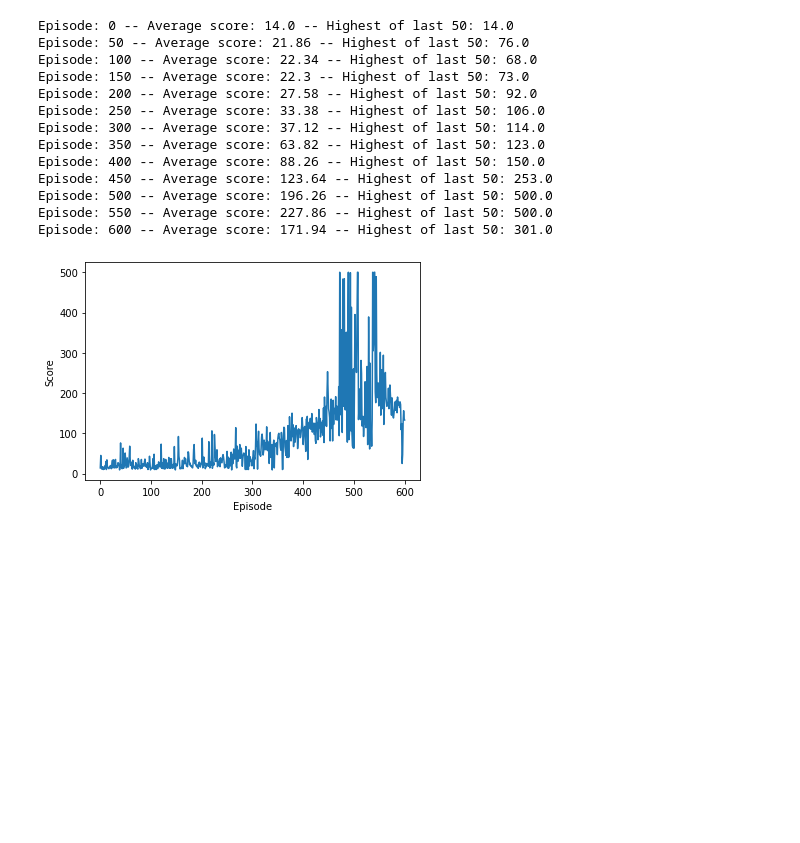
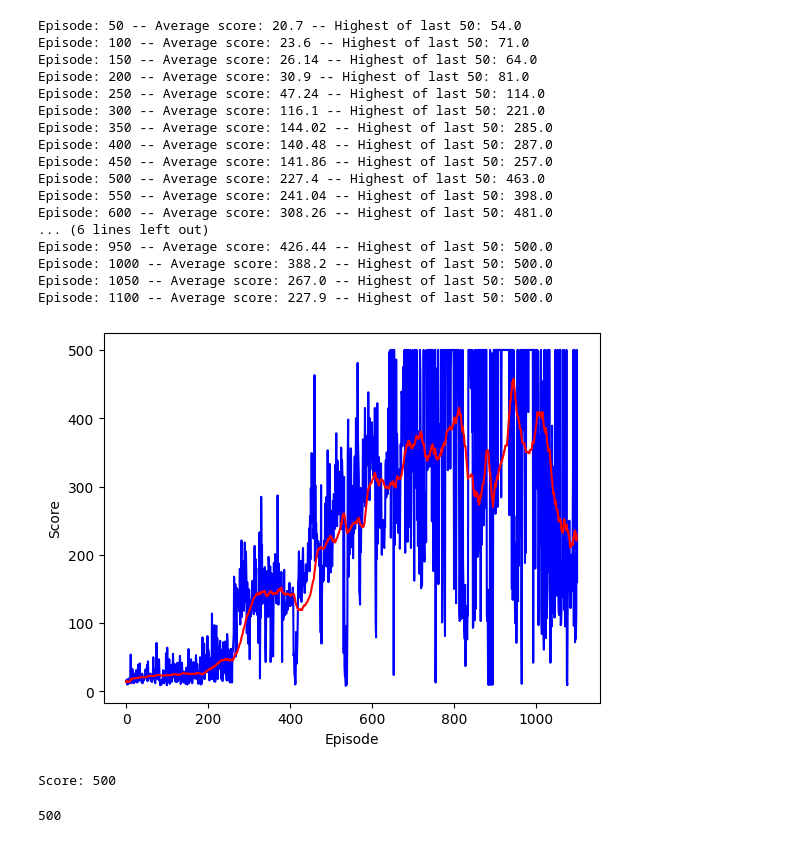
Before and after one commit to mark22222/neuroevolution, a Jupyter notebook: new5.ipynb, the cells around one changed output. Cells and saved outputs as stored; diff of their text form; code cells hidden in the pictures; blank space fills up the shorter version.

```diff
--- a/new5.ipynb
+++ b/new5.ipynb
@@ -12,5 +15,5 @@ import scipy.optimize as opt
 # %%
-env = gym.make("CartPole-v1")
+env = gym.make("CartPole-v1", render_mode="human" )
 # %%
 class NN(nn.Module):
     """A Feed Forward Neural Network used for Deep-Q-Learning to solve the cartpole problem."""
@@ -19,6 +22,7 @@ class NN(nn.Module):
         # The input (an observation/a state) has shape (4,) [cart pos, cart vel, pole angle, pole angular vel]
         self.fc1 = nn.Linear(*obs_dim, 128) # * to convert tuple (4,) to 4
         self.fc2 = nn.Linear(128, 128)
+        self.fc22 = nn.Linear(128, 128)
         self.fc3 = nn.Linear(128, n_actions) # n_actions == 2
 
         self.optimizer = optim.Adam(self.parameters(), lr=1e-4)
@@ -29,6 +33,7 @@ class NN(nn.Module):
     def forward(self, x):
         x = funct.relu(self.fc1(x))
         x = funct.relu(self.fc2(x))
+        x = funct.relu(self.fc22(x))
         return self.fc3(x)
 # %%
 class ReplayBuffer(object):
@@ -121,8 +125,9 @@ class Agent():
         loss.backward()
         self.net.optimizer.step()
 # %%
-def plot(scores):
-    plt.plot(scores)
+def plot(scores, means):
+    plt.plot(scores, color="b")
+    plt.plot(means, color="r")
     plt.xlabel("Episode")
     plt.ylabel("Score")
     plt.show()
@@ -136,7 +141,12 @@ def execute(n_episodes, print_freq = 100):
     episodes = n_episodes
     # The i-th entry is the accumulated score of episode i
     scores = []
-    for i in range(episodes+1):
+    means = []
+    counter = 1
+    repeat = 0
+    highest_score = 0
+    best_agent = None
+    while repeat < 3:
         score = 0
         terminated = False
         truncated = False
@@ -157,27 +167,42 @@ def execute(n_episodes, print_freq = 100):
             obs = obs_
         # the episode ended; the accumulated rewards are saved
         scores.append(score)
+        means.append(np.mean(scores[-print_freq:]))
 
-        if i % print_freq == 0:
+        if counter % print_freq == 0:
             # The mean of the last <print_freq> scores
+            repeat += 1
             avg_score = np.mean(scores[-print_freq:])
             max_score = max(scores[-print_freq:])
-            print(f"Episode: {i} -- Average score: {avg_score} -- Highest of last {print_freq}: {max_score}")
-    plot(scores)
+            print(f"Episode: {counter} -- Average score: {avg_score} -- Highest of last {print_freq}: {max_score}")
+
+            if avg_score > highest_score:
+                best_agent = copy.copy(agent)
+                repeat = 0
+                highest_score = avg_score
+
+        counter += 1
+    plot(scores, means)
+
+    return best_agent
 # %%
-execute(n_episodes=600, print_freq=50)
+agent = execute(n_episodes=600, print_freq=50)
 # %% [output]
-Episode: 0 -- Average score: 14.0 -- Highest of last 50: 14.0
-Episode: 50 -- Average score: 21.86 -- Highest of last 50: 76.0
-Episode: 100 -- Average score: 22.34 -- Highest of last 50: 68.0
-Episode: 150 -- Average score: 22.3 -- Highest of last 50: 73.0
-Episode: 200 -- Average score: 27.58 -- Highest of last 50: 92.0
-Episode: 250 -- Average score: 33.38 -- Highest of last 50: 106.0
-Episode: 300 -- Average score: 37.12 -- Highest of last 50: 114.0
-Episode: 350 -- Average score: 63.82 -- Highest of last 50: 123.0
-Episode: 400 -- Average score: 88.26 -- Highest of last 50: 150.0
-Episode: 450 -- Average score: 123.64 -- Highest of last 50: 253.0
-Episode: 500 -- Average score: 196.26 -- Highest of last 50: 500.0
-Episode: 550 -- Average score: 227.86 -- Highest of last 50: 500.0
-Episode: 600 -- Average score: 171.94 -- Highest of last 50: 301.0
+Episode: 50 -- Average score: 20.7 -- Highest of last 50: 54.0
+Episode: 100 -- Average score: 23.6 -- Highest of last 50: 71.0
+Episode: 150 -- Average score: 26.14 -- Highest of last 50: 64.0
+Episode: 200 -- Average score: 30.9 -- Highest of last 50: 81.0
+Episode: 250 -- Average score: 47.24 -- Highest of last 50: 114.0
+Episode: 300 -- Average score: 116.1 -- Highest of last 50: 221.0
+Episode: 350 -- Average score: 144.02 -- Highest of last 50: 285.0
+Episode: 400 -- Average score: 140.48 -- Highest of last 50: 287.0
+Episode: 450 -- Average score: 141.86 -- Highest of last 50: 257.0
+Episode: 500 -- Average score: 227.4 -- Highest of last 50: 463.0
+Episode: 550 -- Average score: 241.04 -- Highest of last 50: 398.0
+Episode: 600 -- Average score: 308.26 -- Highest of last 50: 481.0
+... (6 lines left out)
+Episode: 950 -- Average score: 426.44 -- Highest of last 50: 500.0
+Episode: 1000 -- Average score: 388.2 -- Highest of last 50: 500.0
+Episode: 1050 -- Average score: 267.0 -- Highest of last 50: 500.0
+Episode: 1100 -- Average score: 227.9 -- Highest of last 50: 500.0
-[figure, old version]
+[figure, new version]
@@ -183,0 +226,5 @@ Episode: 600 -- Average score: 171.94 -- Highest of last 50: 301.0
+# %%
+play(agent)
+# %% [output]
+Score: 500
+500
```
Also changed, not shown: parts of 3 cells of this notebook.
